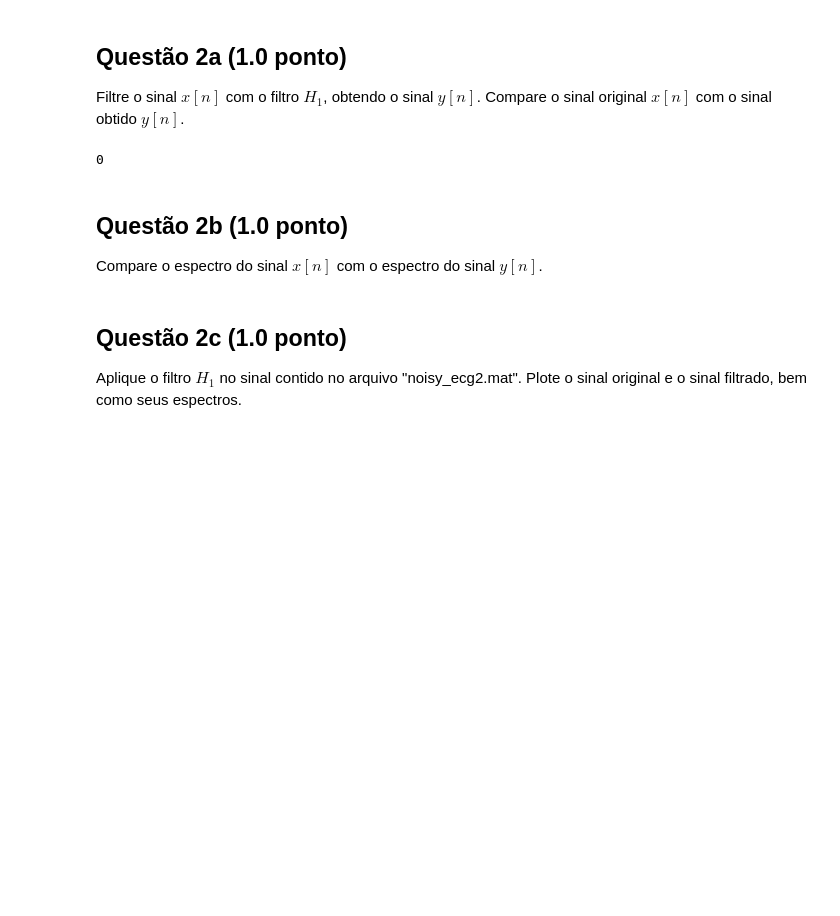
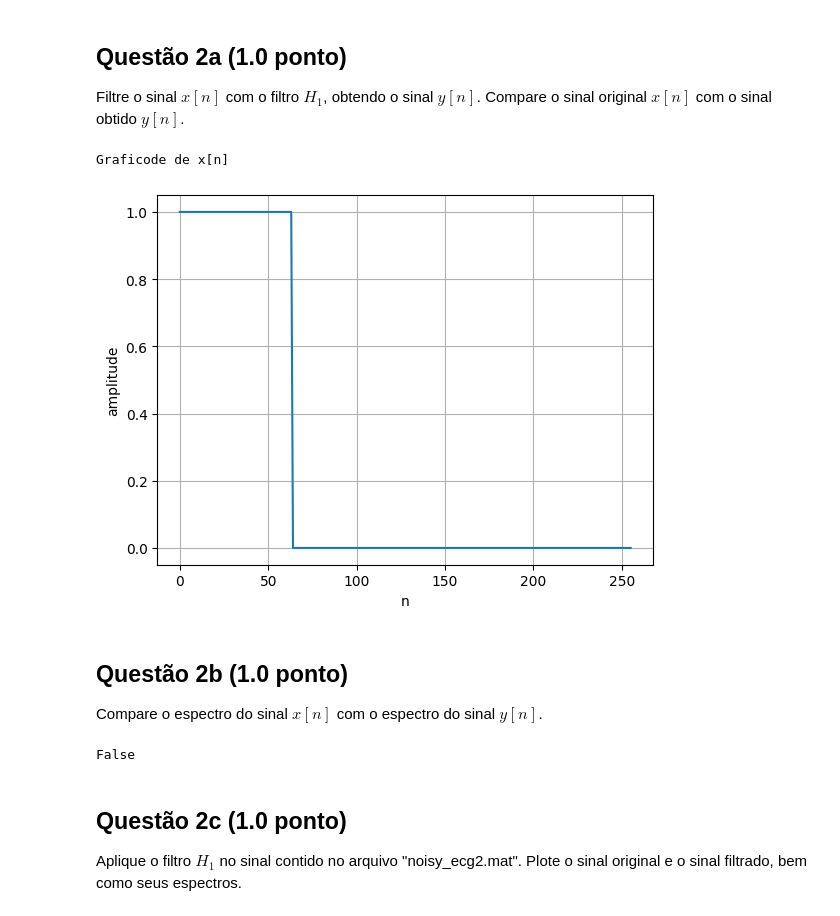
Before and after one commit to CristianoCTS/SSTD, a Jupyter notebook: Projeto-3/211028050-projeto3.ipynb, the cells around one changed output. Drawn from its saved outputs; the diff is of its cells as text; code cells hidden in the pictures; blank space fills up the shorter version.

```diff
--- a/Projeto-3/211028050-projeto3.ipynb
+++ b/Projeto-3/211028050-projeto3.ipynb
@@ -205,16 +207,36 @@ Considere agora um filtro passa-baixas ideal $H_1$ com frequência de corte norm
 ## Questão 2a (1.0  ponto)
 
 Filtre o sinal $x\left[n\right]$ com o filtro $H_1$, obtendo o sinal $y\left[n\right]$. Compare o sinal original $x\left[n\right]$ com o sinal obtido $y\left[n\right]$.
-# %%
-16 % 16
-# %% [output]
-0
+# %%
+def x(n):
+    if n < 64:
+        return 1
+    elif n >= 64:
+        return 0
+
+xn = []
+
+for i in np.arange(0,256):
+    xn.append(x(i))
+
+print("Graficode de x[n]")
+plt.plot(xn)
+plt.xlabel("n")
+plt.ylabel("amplitude")
+plt.grid()
+plt.show()
+# %% [output]
+Graficode de x[n]
+[figure, added]
 # %% [markdown]
 ## Questão 2b (1.0 ponto)
 
 Compare o espectro do sinal $x\left[n\right]$ com o espectro do sinal $y\left[n\right]$.
 # %%
 #Resposta da questão 2b
+range(5, 9) in [2, 3, 7]
+# %% [output]
+False
 # %% [markdown]
 ## Questão 2c (1.0  ponto)
 
```
Also changed, not shown: parts of 3 cells of this notebook.
